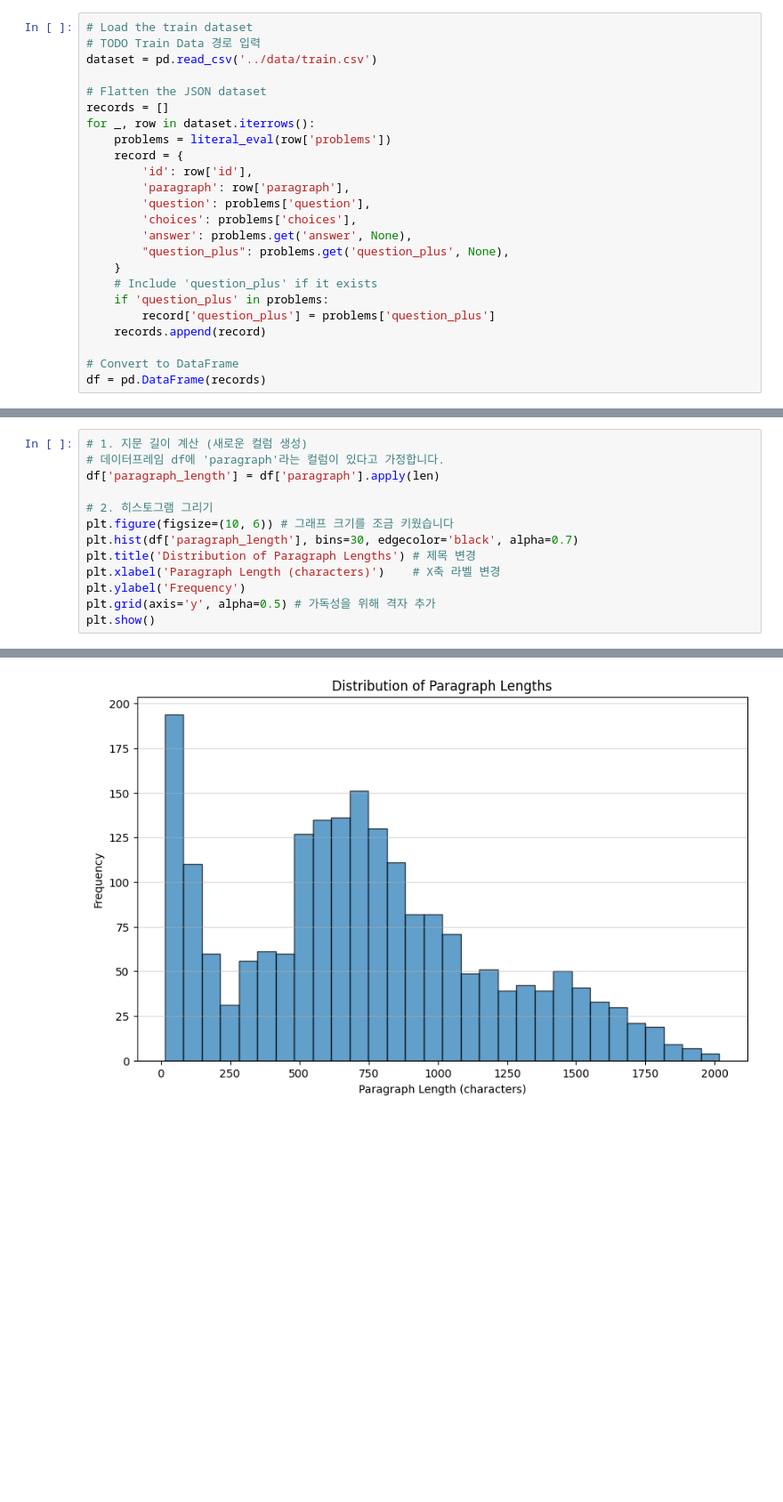
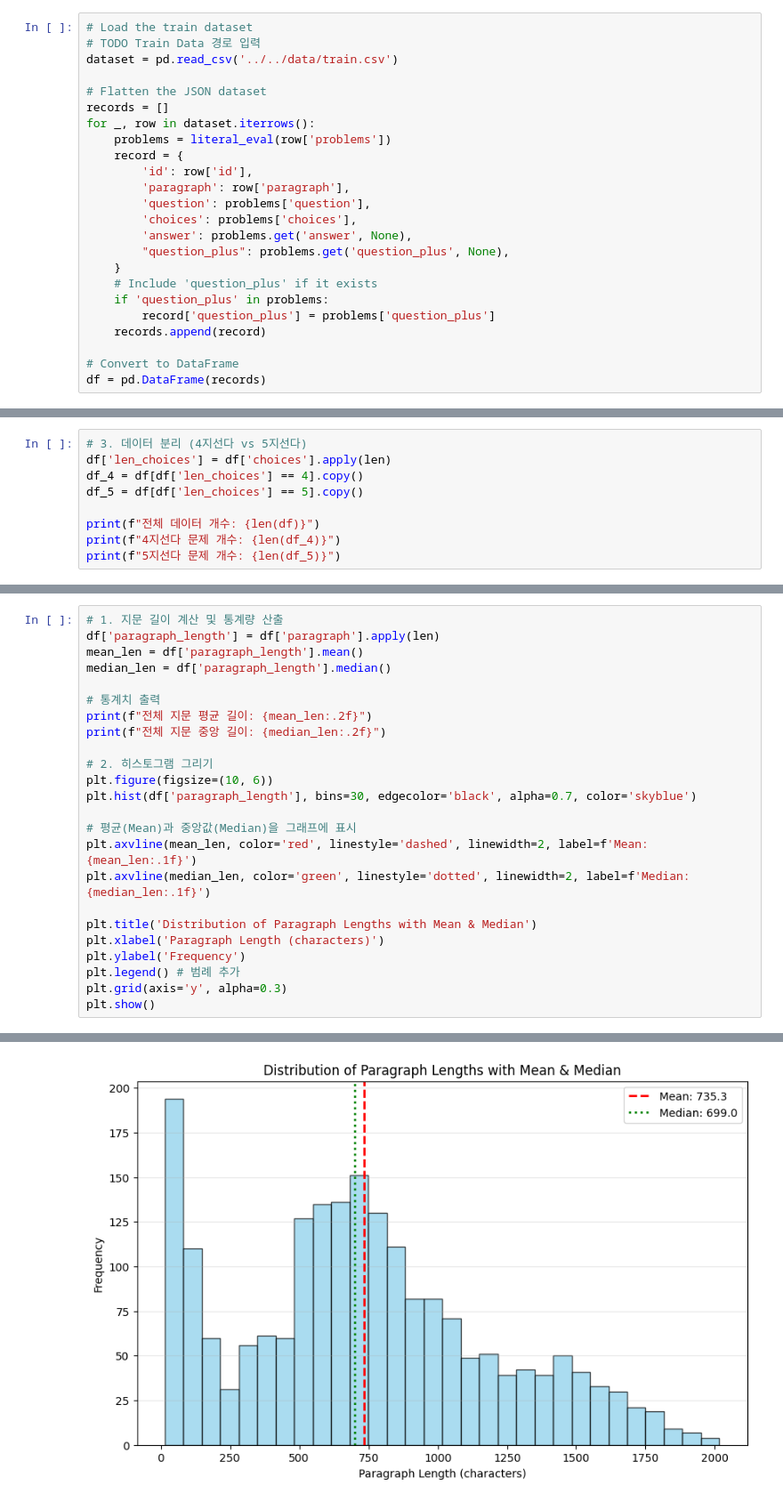
Before and after one commit to boostcampaitech8/pro-nlp-generationfornlp-nlp-13, a Jupyter notebook: notebooks/Han/EDA_han.ipynb, the cells around one changed output, grey strips where cells are left out. Shown: that part at 89% size. Drawn from its saved outputs; the diff is of its cells as text; blank space fills up the shorter version.

```diff
--- a/notebooks/Han/EDA_han.ipynb
+++ b/notebooks/Han/EDA_han.ipynb
@@ -5,7 +10,7 @@ import matplotlib.pyplot as plt
 # %%
 # Load the train dataset
 # TODO Train Data 경로 입력
-dataset = pd.read_csv('../data/train.csv')
+dataset = pd.read_csv('../../data/train.csv')
 
 # Flatten the JSON dataset
 records = []
@@ -32,0 +53,9 @@ print(len(df))
+# %%
+# 3. 데이터 분리 (4지선다 vs 5지선다)
+df['len_choices'] = df['choices'].apply(len)
+df_4 = df[df['len_choices'] == 4].copy()
+df_5 = df[df['len_choices'] == 5].copy()
+
+print(f"전체 데이터 개수: {len(df)}")
+print(f"4지선다 문제 개수: {len(df_4)}")
+print(f"5지선다 문제 개수: {len(df_5)}")
@@ -67,14 +173,25 @@ Name: count, dtype: int64
 # %%
-# 1. 지문 길이 계산 (새로운 컬럼 생성)
-# 데이터프레임 df에 'paragraph'라는 컬럼이 있다고 가정합니다.
+# 1. 지문 길이 계산 및 통계량 산출
 df['paragraph_length'] = df['paragraph'].apply(len)
+mean_len = df['paragraph_length'].mean()
+median_len = df['paragraph_length'].median()
+
+# 통계치 출력
+print(f"전체 지문 평균 길이: {mean_len:.2f}")
+print(f"전체 지문 중앙 길이: {median_len:.2f}")
 
 # 2. 히스토그램 그리기
-plt.figure(figsize=(10, 6)) # 그래프 크기를 조금 키웠습니다
-plt.hist(df['paragraph_length'], bins=30, edgecolor='black', alpha=0.7)
-plt.title('Distribution of Paragraph Lengths') # 제목 변경
-plt.xlabel('Paragraph Length (characters)')    # X축 라벨 변경
+plt.figure(figsize=(10, 6))
+plt.hist(df['paragraph_length'], bins=30, edgecolor='black', alpha=0.7, color='skyblue')
+
+# 평균(Mean)과 중앙값(Median)을 그래프에 표시
+plt.axvline(mean_len, color='red', linestyle='dashed', linewidth=2, label=f'Mean: {mean_len:.1f}')
+plt.axvline(median_len, color='green', linestyle='dotted', linewidth=2, label=f'Median: {median_len:.1f}')
+
+plt.title('Distribution of Paragraph Lengths with Mean & Median')
+plt.xlabel('Paragraph Length (characters)')
 plt.ylabel('Frequency')
-plt.grid(axis='y', alpha=0.5) # 가독성을 위해 격자 추가
+plt.legend() # 범례 추가
+plt.grid(axis='y', alpha=0.3)
 plt.show()
 # %% [output]
@@ -81 +200 @@ plt.show()
-[figure, old version]
+[figure, new version]
```
Also changed, not shown: parts of 24 cells of this notebook.
